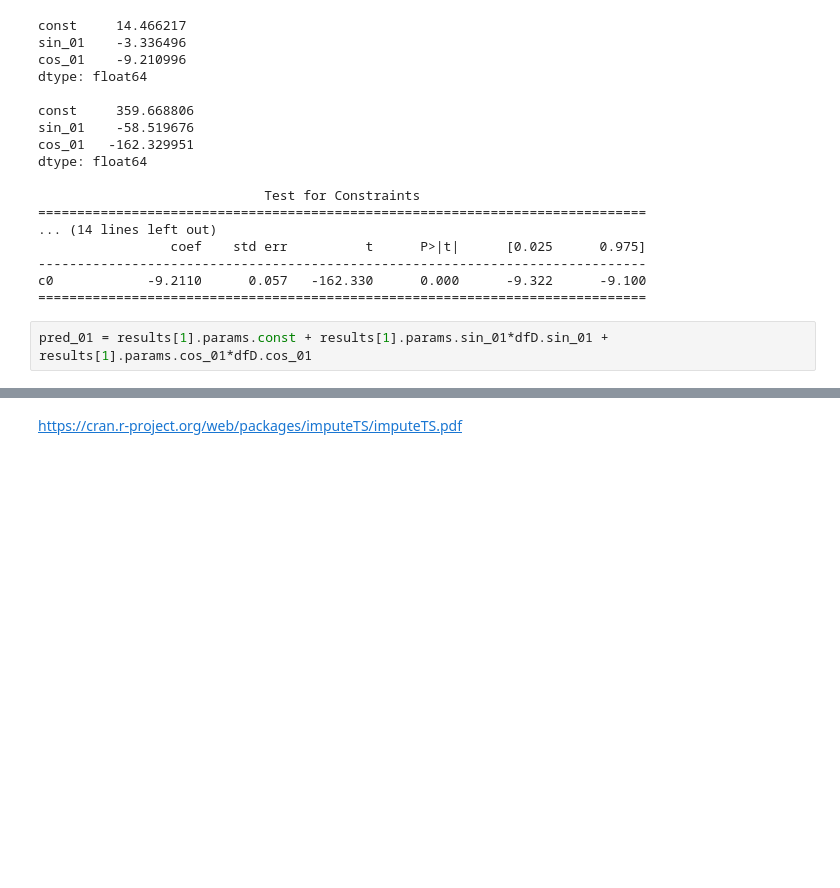
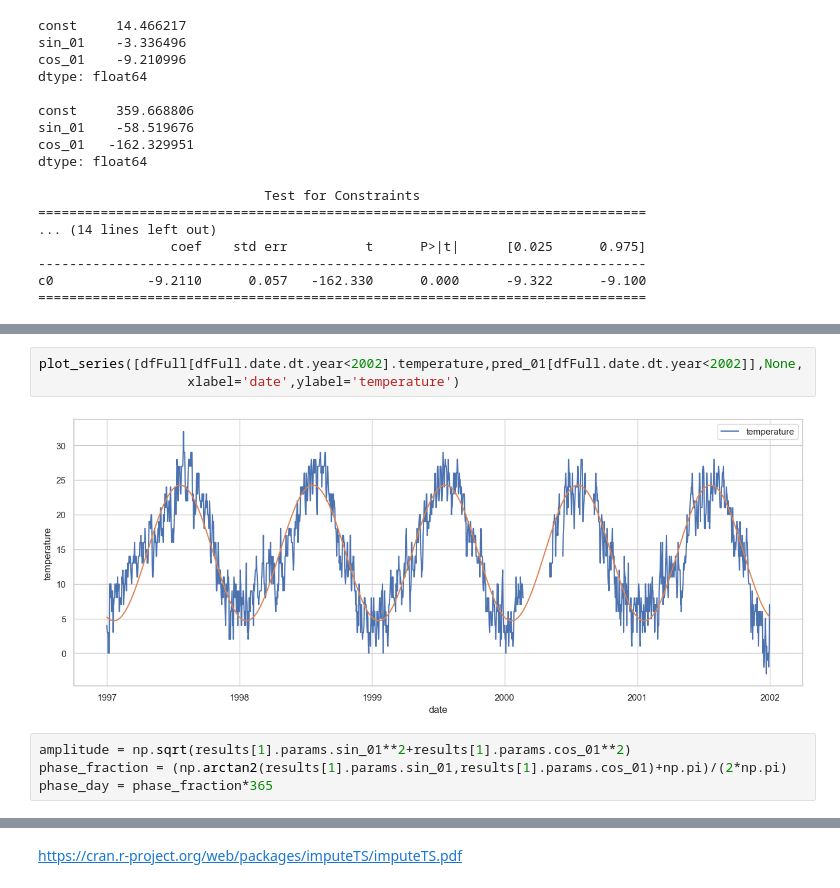
Before and after one commit to rkraig/DLA, a Jupyter notebook: 202008_codingChallenges/20200904_madrid/madridWeather.ipynb, the cells around one changed output, grey strips where cells are left out. Drawn from its saved outputs; the diff is of its cells as text; blank space fills up the shorter version.

```diff
--- a/202008_codingChallenges/20200904_madrid/madridWeather.ipynb
+++ b/202008_codingChallenges/20200904_madrid/madridWeather.ipynb
@@ -389,5 +443,3 @@ dtype: float64
 ------------------------------------------------------------------------------
 c0            -9.2110      0.057   -162.330      0.000      -9.322      -9.100
 ==============================================================================
-# %%
-pred_01 = results[1].params.const + results[1].params.sin_01*dfD.sin_01 + results[1].params.cos_01*dfD.cos_01
@@ -479,0 +470,9 @@ Missing Data
+# %%
+plot_series([dfFull[dfFull.date.dt.year<2002].temperature,pred_01[dfFull.date.dt.year<2002]],None,
+                   xlabel='date',ylabel='temperature')
+# %% [output]
+[figure, added]
+# %%
+amplitude = np.sqrt(results[1].params.sin_01**2+results[1].params.cos_01**2)
+phase_fraction = (np.arctan2(results[1].params.sin_01,results[1].params.cos_01)+np.pi)/(2*np.pi)
+phase_day = phase_fraction*365
```
Also changed, not shown: parts of 100 cells of this notebook.
